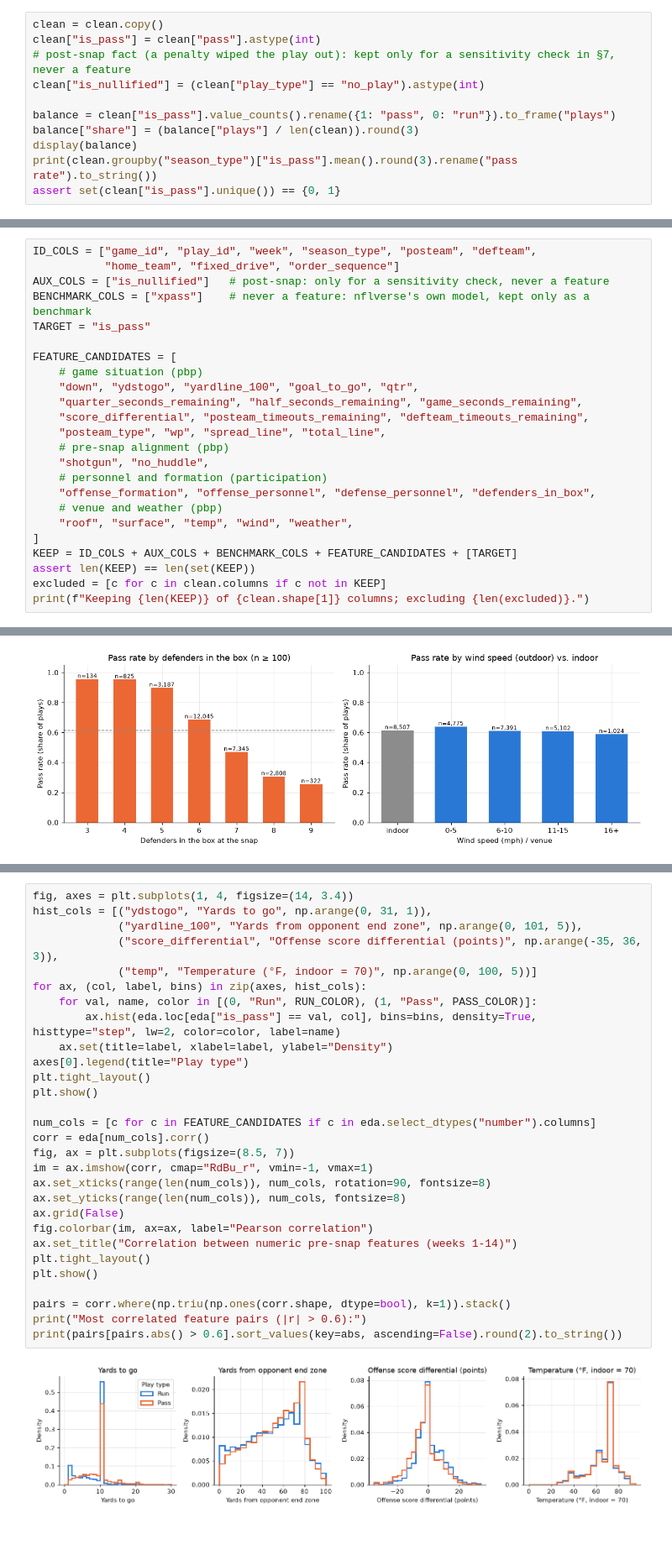
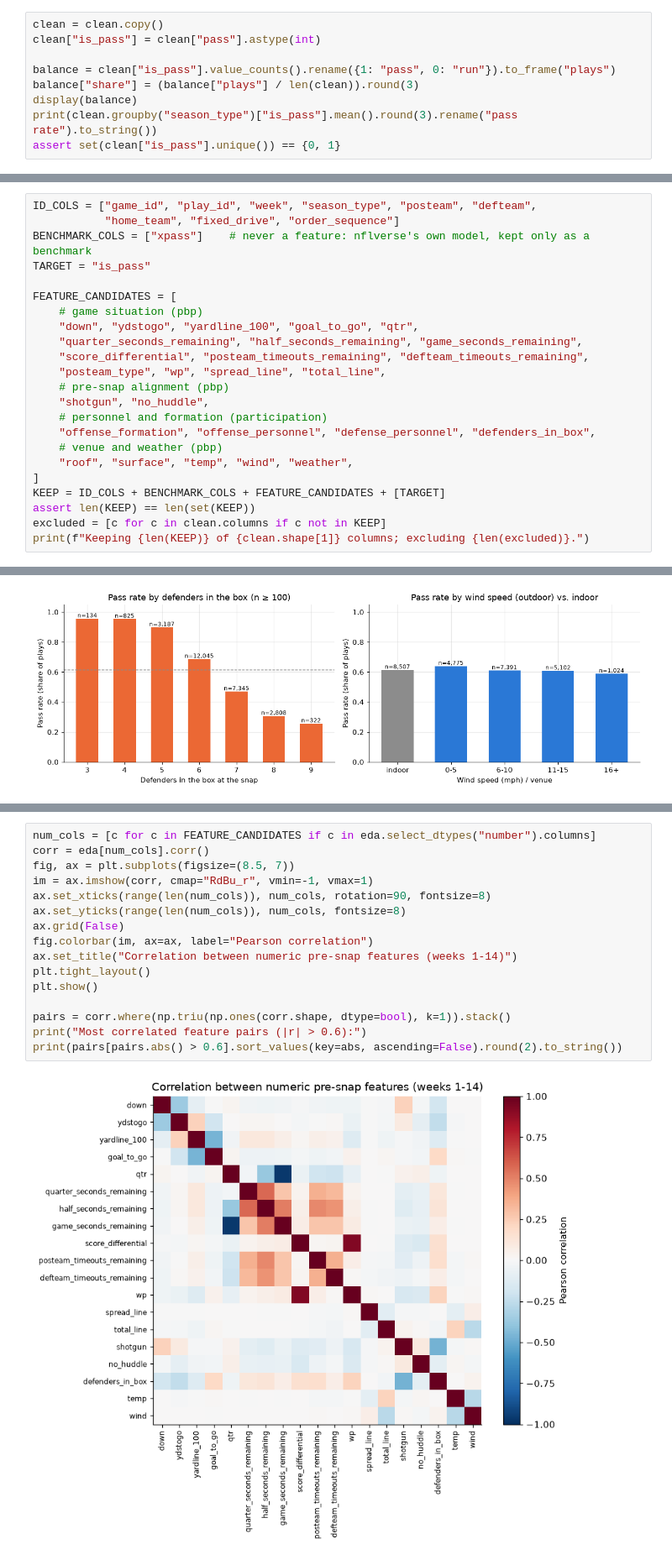
Before and after one commit to amogh240/ML-Project, a Jupyter notebook: nfl_pass_prediction.ipynb, the cells around one changed output, grey strips where cells are left out. Shown at 84% size. Cells and saved outputs as stored; diff of their text form; blank space fills up the shorter version.

```diff
--- a/nfl_pass_prediction.ipynb
+++ b/nfl_pass_prediction.ipynb
@@ -188,8 +177,6 @@ QB scrambles (play_type 'run', labelled pass): 959
 # %%
 clean = clean.copy()
 clean["is_pass"] = clean["pass"].astype(int)
-# post-snap fact (a penalty wiped the play out): kept only for a sensitivity check in §7, never a feature
-clean["is_nullified"] = (clean["play_type"] == "no_play").astype(int)
 
 balance = clean["is_pass"].value_counts().rename({1: "pass", 0: "run"}).to_frame("plays")
 balance["share"] = (balance["plays"] / len(clean)).round(3)
@@ -216,7 +199,6 @@ Most of the ~390 columns describe what happened *after* the snap (yards, EPA, wh
 # %%
 ID_COLS = ["game_id", "play_id", "week", "season_type", "posteam", "defteam",
            "home_team", "fixed_drive", "order_sequence"]
-AUX_COLS = ["is_nullified"]   # post-snap: only for a sensitivity check, never a feature
 BENCHMARK_COLS = ["xpass"]    # never a feature: nflverse's own model, kept only as a benchmark
 TARGET = "is_pass"
 
@@ -233,7 +215,7 @@ FEATURE_CANDIDATES = [
     # venue and weather (pbp)
     "roof", "surface", "temp", "wind", "weather",
 ]
-KEEP = ID_COLS + AUX_COLS + BENCHMARK_COLS + FEATURE_CANDIDATES + [TARGET]
+KEEP = ID_COLS + BENCHMARK_COLS + FEATURE_CANDIDATES + [TARGET]
 assert len(KEEP) == len(set(KEEP))
 excluded = [c for c in clean.columns if c not in KEEP]
 print(f"Keeping {len(KEEP)} of {clean.shape[1]} columns; excluding {len(excluded)}.")
@@ -669,31 +554,18 @@ Missing values were handled in §2.4. Here: how key features differ between runs
 # %%
-fig, axes = plt.subplots(1, 4, figsize=(14, 3.4))
-hist_cols = [("ydstogo", "Yards to go", np.arange(0, 31, 1)),
-             ("yardline_100", "Yards from opponent end zone", np.arange(0, 101, 5)),
-             ("score_differential", "Offense score differential (points)", np.arange(-35, 36, 3)),
-             ("temp", "Temperature (°F, indoor = 70)", np.arange(0, 100, 5))]
-for ax, (col, label, bins) in zip(axes, hist_cols):
-    for val, name, color in [(0, "Run", RUN_COLOR), (1, "Pass", PASS_COLOR)]:
-        ax.hist(eda.loc[eda["is_pass"] == val, col], bins=bins, density=True, histtype="step", lw=2, color=color, label=name)
-    ax.set(title=label, xlabel=label, ylabel="Density")
-axes[0].legend(title="Play type")
-plt.tight_layout()
-plt.show()
-
 num_cols = [c for c in FEATURE_CANDIDATES if c in eda.select_dtypes("number").columns]
 corr = eda[num_cols].corr()
 fig, ax = plt.subplots(figsize=(8.5, 7))
 im = ax.imshow(corr, cmap="RdBu_r", vmin=-1, vmax=1)
 ax.set_xticks(range(len(num_cols)), num_cols, rotation=90, fontsize=8)
 ax.set_yticks(range(len(num_cols)), num_cols, fontsize=8)
 ax.grid(False)
 fig.colorbar(im, ax=ax, label="Pearson correlation")
 ax.set_title("Correlation between numeric pre-snap features (weeks 1-14)")
 plt.tight_layout()
 plt.show()
 
 pairs = corr.where(np.triu(np.ones(corr.shape, dtype=bool), k=1)).stack()
 print("Most correlated feature pairs (|r| > 0.6):")
 print(pairs[pairs.abs() > 0.6].sort_values(key=abs, ascending=False).round(2).to_string())
 # %% [output]
-[figure, old version]
+[figure, new version]
```
Also changed, not shown: parts of 117 cells of this notebook, 2 other files.
